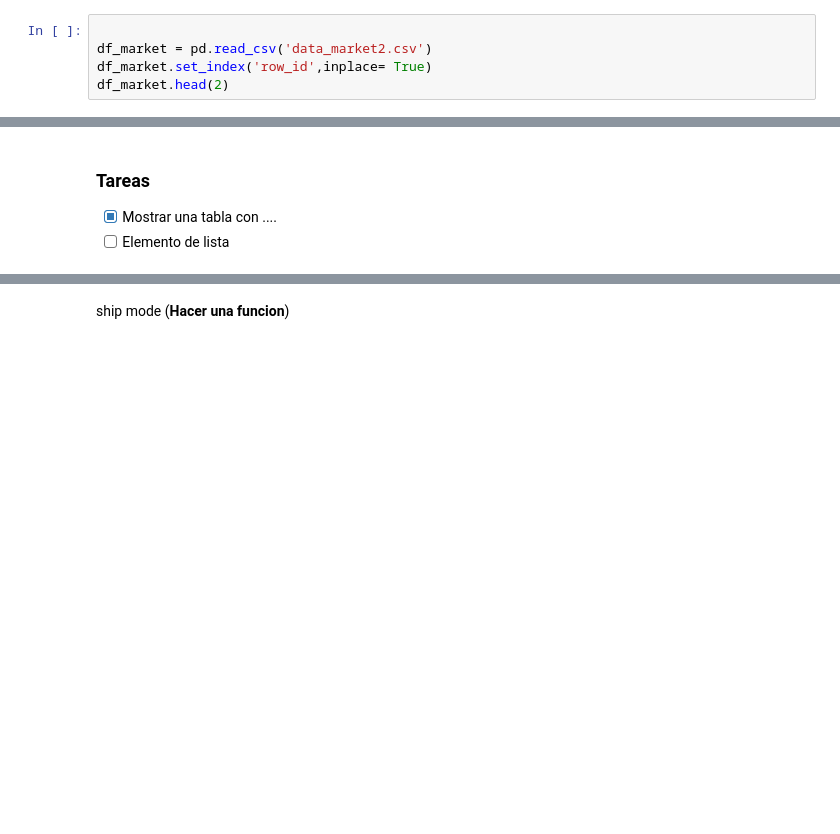
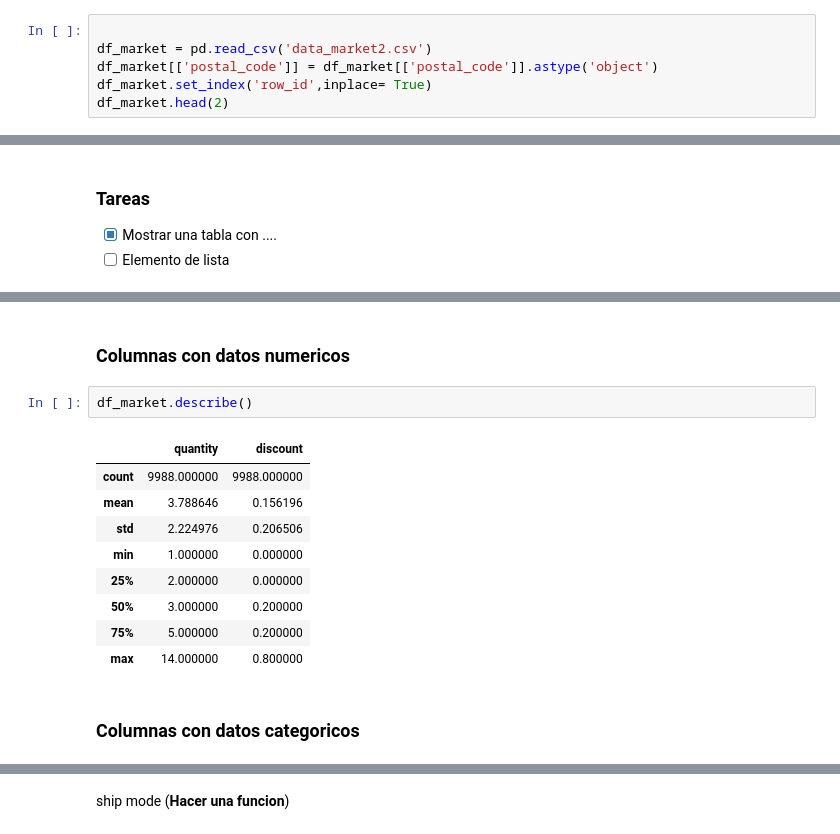
Before and after one commit to repos-especializacion-UdeA/tarea-fundamentos, a Jupyter notebook: EDA_borrador.ipynb, the cells around one changed output, grey strips where cells are left out. Drawn from its saved outputs; the diff is of its cells as text; blank space fills up the shorter version.

```diff
--- a/EDA_borrador.ipynb
+++ b/EDA_borrador.ipynb
@@ -260,6 +266,7 @@ df_market.head(2)
 # %%
 
 df_market = pd.read_csv('data_market2.csv')
+df_market[['postal_code']] = df_market[['postal_code']].astype('object')
 df_market.set_index('row_id',inplace= True)
 df_market.head(2)
 # %% [output]
@@ -290,2 +360,18 @@ Informacion estadistica de los datos numericos
+# %% [markdown]
+### Columnas con datos numericos
+# %%
+df_market.describe()
+# %% [output]
+|  | quantity | discount |
+| count | 9988.000000 | 9988.000000 |
+| mean | 3.788646 | 0.156196 |
+| std | 2.224976 | 0.206506 |
+| min | 1.000000 | 0.000000 |
+| 25% | 2.000000 | 0.000000 |
+| 50% | 3.000000 | 0.200000 |
+| 75% | 5.000000 | 0.200000 |
+| max | 14.000000 | 0.800000 |
+# %% [markdown]
+### Columnas con datos categoricos
 # %%
 df_market.describe(include = 'object')
```
Also changed, not shown: parts of 25 cells of this notebook, 1 other file.
